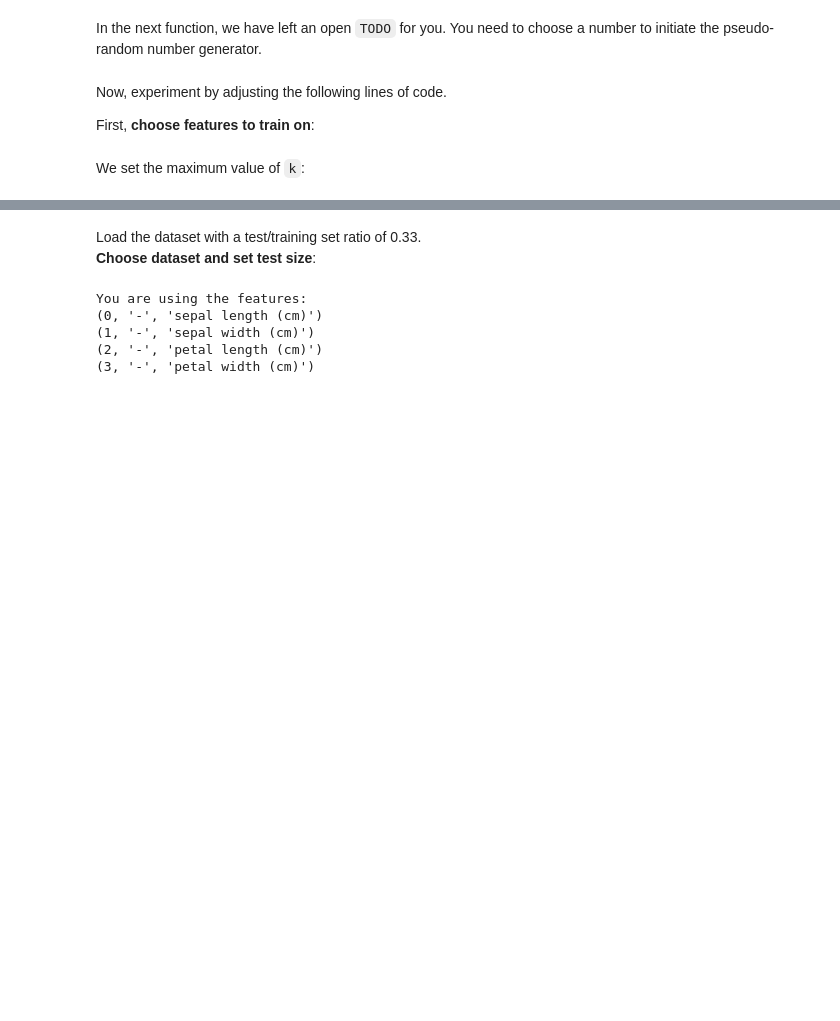
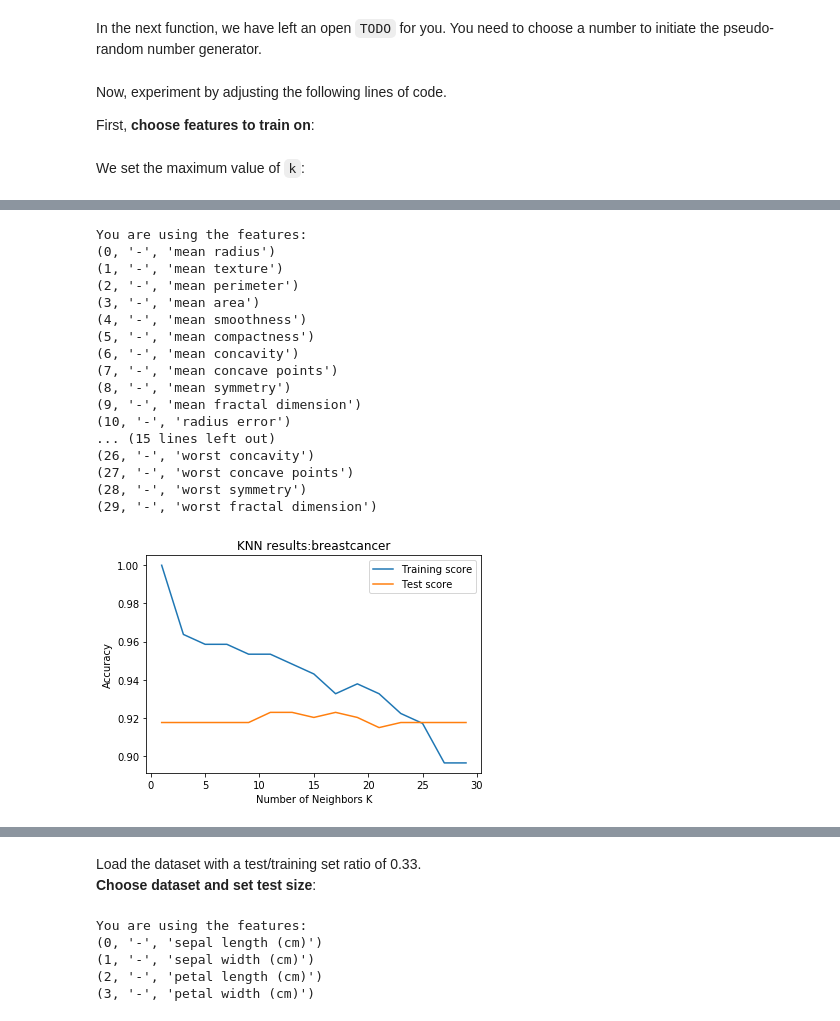
Before and after one commit to derekchased/se.umu.ai-fundamentals, a Jupyter notebook: Assignment_2_knn_reza/k-NN_analysis.ipynb, the cells around one changed output, grey strips where cells are left out. Cells and saved outputs as stored; diff of their text form; code cells hidden in the pictures; blank space fills up the shorter version.

```diff
--- a/Assignment_2_knn_reza/k-NN_analysis.ipynb
+++ b/Assignment_2_knn_reza/k-NN_analysis.ipynb
@@ -171,0 +251,24 @@ k_max = 30
+# %%
+breastcancer_30_features = []
+breastcancer_30_features = [i for i in range(30)]
+
+train_evaluate_and_plot('breastcancer',breastcancer_30_features, 0.66)
+# %% [output]
+You are using the features:
+(0, '-', 'mean radius')
+(1, '-', 'mean texture')
+(2, '-', 'mean perimeter')
+(3, '-', 'mean area')
+(4, '-', 'mean smoothness')
+(5, '-', 'mean compactness')
+(6, '-', 'mean concavity')
+(7, '-', 'mean concave points')
+(8, '-', 'mean symmetry')
+(9, '-', 'mean fractal dimension')
+(10, '-', 'radius error')
+... (15 lines left out)
+(26, '-', 'worst concavity')
+(27, '-', 'worst concave points')
+(28, '-', 'worst symmetry')
+(29, '-', 'worst fractal dimension')
+[figure, added]
```
Also changed, not shown: parts of 13 cells of this notebook.
